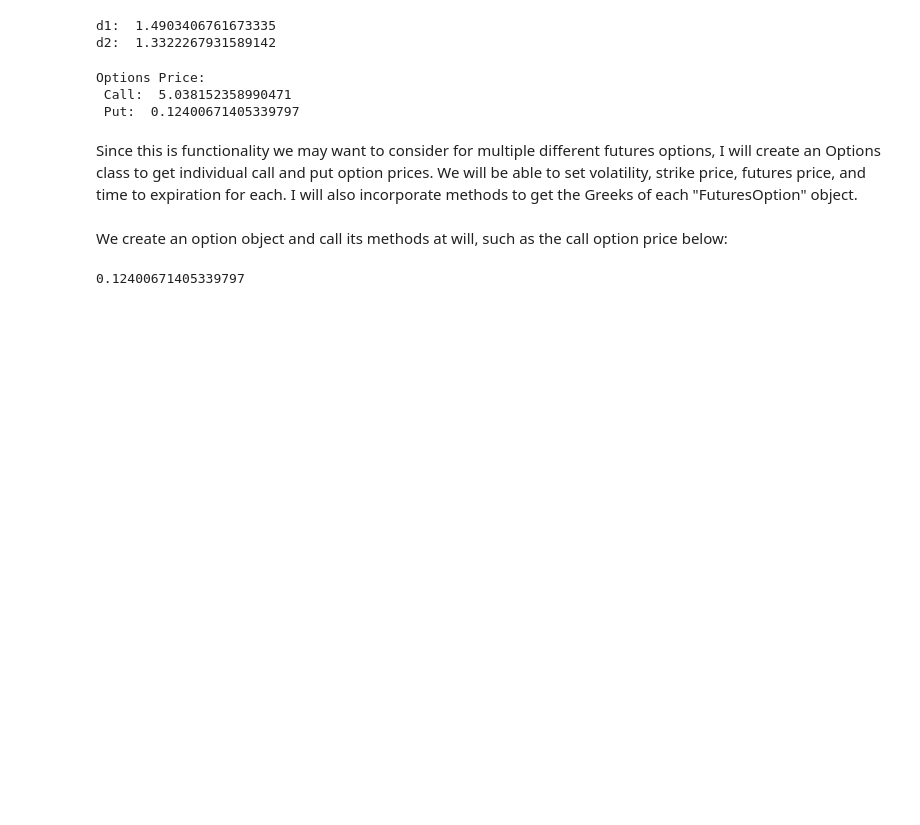
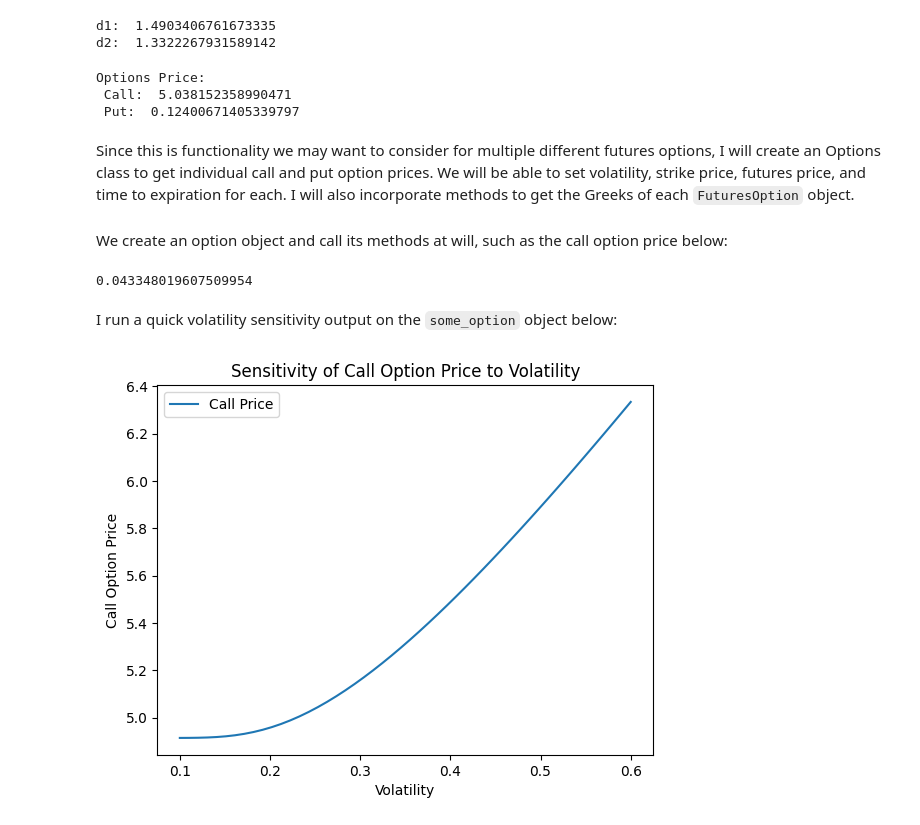
Before and after one commit to zacharywright96/Portfolio-Projects, a Jupyter notebook: BlacksModel.ipynb, the cells around one changed output. Saved outputs shown, nothing was run; the diff lists cells and outputs as text; code cells hidden in the pictures; blank space fills up the shorter version.

```diff
--- a/BlacksModel.ipynb
+++ b/BlacksModel.ipynb
@@ -67,7 +69,7 @@ Options Price:
  Call:  5.038152358990471
  Put:  0.12400671405339797
 # %% [markdown]
-Since this is functionality we may want to consider for multiple different futures options, I will create an Options class to get individual call and put option prices. We will be able to set volatility, strike price, futures price, and time to expiration for each. I will also incorporate methods to get the Greeks of each "FuturesOption" object.
+Since this is functionality we may want to consider for multiple different futures options, I will create an Options class to get individual call and put option prices. We will be able to set volatility, strike price, futures price, and time to expiration for each. I will also incorporate methods to get the Greeks of each `FuturesOption` object.
 # %%
 class FuturesOption:
   def __init__(self,volatility,strike,futures_price,rfr,time):
@@ -77,13 +79,17 @@ class FuturesOption:
     self.rfr = rfr
     self.time = time
 
+  def compute_d1_d2(self):
+      self.d1 = (np.log(self.futures_price / self.strike) + (self.volatility**2 * self.time / 2)) / (self.volatility * np.sqrt(self.time))
+      self.d2 = self.d1 - self.volatility * np.sqrt(self.time)
+
   def get_call_price(self):
-    c = (np.exp(-rfr*time))*((futures_price*norm.cdf(d1)) - (strike*norm.cdf(d2)))
-    return c
+    self.compute_d1_d2()
+    return (np.exp(-self.rfr*self.time))*((self.futures_price*norm.cdf(self.d1)) - (self.strike*norm.cdf(self.d2)))
 
   def get_put_price(self):
-    p = (np.exp(-rfr*time))*((strike*norm.cdf(-1*d2)) - (futures_price*norm.cdf(-1*d1)))
-    return p
+    self.compute_d1_d2()
+    return (np.exp(-self.rfr*self.time))*((self.strike*norm.cdf(-1*self.d2)) - (self.futures_price*norm.cdf(-1*self.d1)))
 
   def get_delta(self):
     return None
@@ -99,10 +105,28 @@ class FuturesOption:
 
   def get_vega(self):
     return None
+
+  def update_vol(self, volatility):
+    self.volatility = volatility
+    self.compute_d1_d2()
+    return self
 # %% [markdown]
 We create an option object and call its methods at will, such as the call option price below:
 # %%
 some_option = FuturesOption(.20,20,25,.0433,.4)
 some_option.get_put_price()
 # %% [output]
-0.12400671405339797
+0.043348019607509954
+# %% [markdown]
+I run a quick volatility sensitivity output on the `some_option` object below:
+# %%
+vol_range = np.linspace(0.1, 0.6, 50)
+call_prices = [some_option.update_vol(v).get_call_price() for v in vol_range]
+plt.plot(vol_range, call_prices, label="Call Price")
+plt.xlabel("Volatility")
+plt.ylabel("Call Option Price")
+plt.title("Sensitivity of Call Option Price to Volatility")
+plt.legend()
+plt.show()
+# %% [output]
+[figure, added]
```
Also changed, not shown: parts of 3 cells of this notebook.
